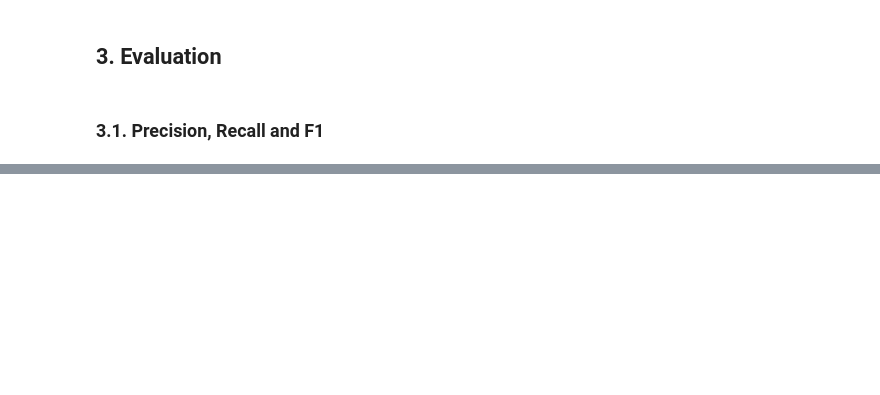
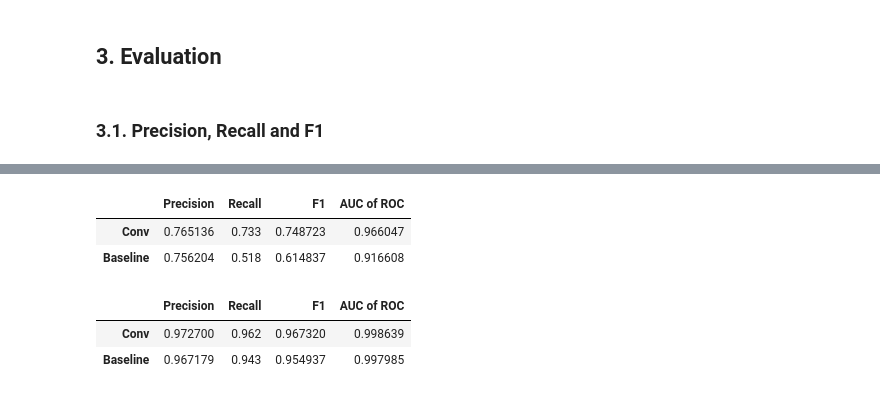
Before and after one commit to CSharperMantle/hdu2025_deep_learning, a Jupyter notebook: 2-mlp/2-mlp.ipynb, the cells around one changed output, grey strips where cells are left out. Saved outputs shown, nothing was run; the diff lists cells and outputs as text; code cells hidden in the pictures; blank space fills up the shorter version.

```diff
--- a/2-mlp/2-mlp.ipynb
+++ b/2-mlp/2-mlp.ipynb
@@ -330,0 +546,6 @@ class BinPredEvalResult(ty.NamedTuple):
+# %%
+BASELINE_MODEL = MLPBaseline()
+CONV_MODEL = ConvClassifier()
+
+train(BASELINE_MODEL, fashion_x_train, fashion_y_train, fashion_x_test, fashion_y_test)
+train(CONV_MODEL, fashion_x_train, fashion_y_train, fashion_x_test, fashion_y_test)
@@ -330,0 +570,32 @@ class BinPredEvalResult(ty.NamedTuple):
+# %%
+conv_baseline_results: dict[int, pd.DataFrame] = {}
+for k in LABELS:
+    baseline_result = eval_bin_classif(BASELINE_MODEL, fashion_x_test, fashion_y_test, k)
+    conv_result = eval_bin_classif(CONV_MODEL, fashion_x_test, fashion_y_test, k)
+    data = {
+        "Conv": {
+            "Precision": conv_result[0].precision,
+            "Recall": conv_result[0].recall,
+            "F1": conv_result[0].f1_score,
+            "AUC of ROC": conv_result[1],
+        },
+        "Baseline": {
+            "Precision": baseline_result[0].precision,
+            "Recall": baseline_result[0].recall,
+            "F1": baseline_result[0].f1_score,
+            "AUC of ROC": baseline_result[1],
+        },
+    }
+    conv_baseline_results[k] = pd.DataFrame(data).T
+# %%
+conv_baseline_results[LABELS[0]]
+# %% [output]
+|  | Precision | Recall | F1 | AUC of ROC |
+| Conv | 0.765136 | 0.733 | 0.748723 | 0.966047 |
+| Baseline | 0.756204 | 0.518 | 0.614837 | 0.916608 |
+# %%
+conv_baseline_results[LABELS[1]]
+# %% [output]
+|  | Precision | Recall | F1 | AUC of ROC |
+| Conv | 0.972700 | 0.962 | 0.967320 | 0.998639 |
+| Baseline | 0.967179 | 0.943 | 0.954937 | 0.997985 |
```
Also changed, not shown: parts of 20 cells of this notebook.
